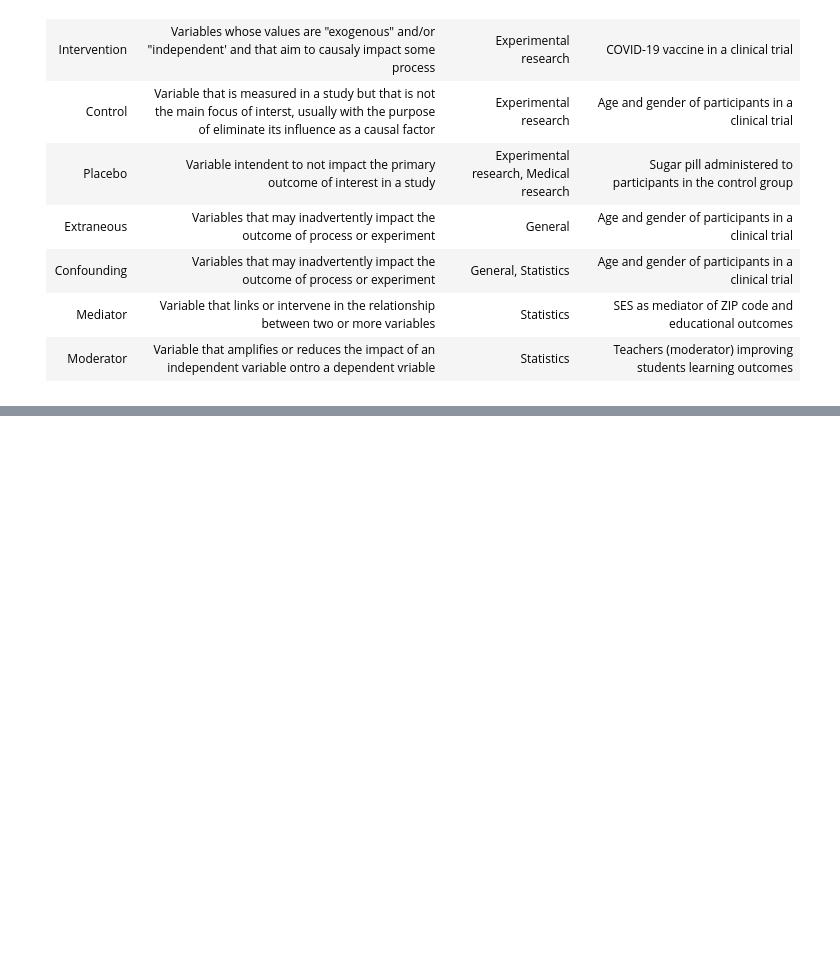
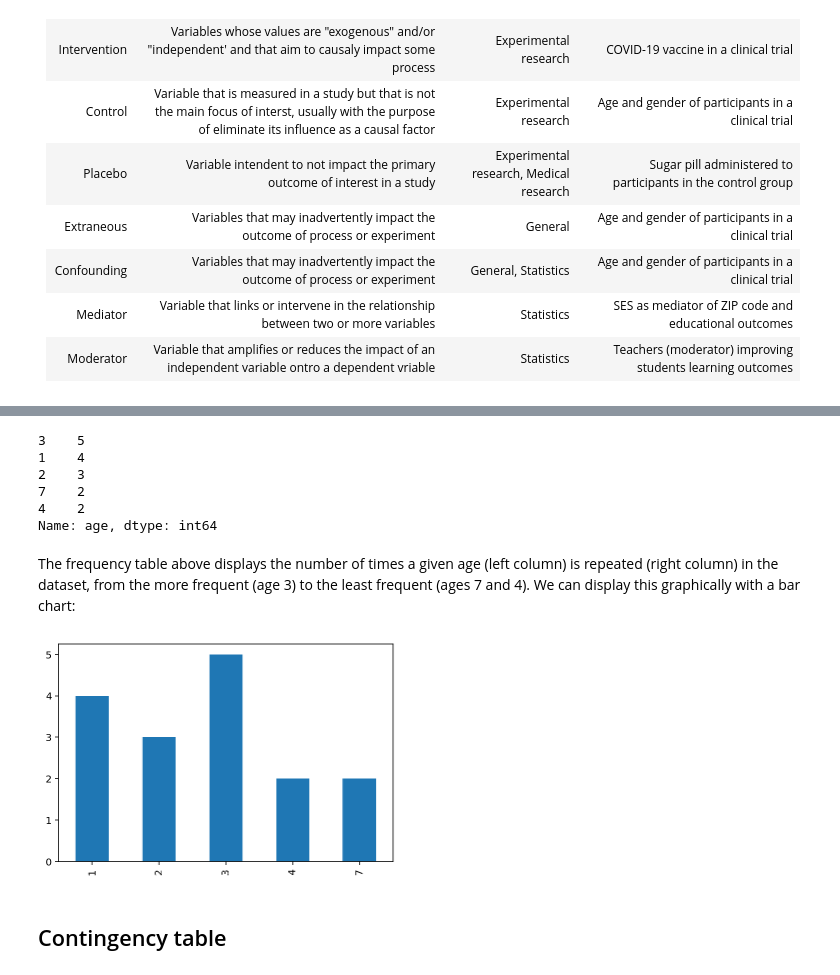
Before and after one commit to pabloinsente/data-analysis-python, a Jupyter notebook: notebooks/2-basic-concepts.ipynb, the cells around one changed output, grey strips where cells are left out. Saved outputs shown, nothing was run; the diff lists cells and outputs as text; code cells hidden in the pictures; blank space fills up the shorter version.

```diff
--- a/notebooks/2-basic-concepts.ipynb
+++ b/notebooks/2-basic-concepts.ipynb
@@ -367,0 +398,21 @@ In this section, I group and provide brief definitions of the most common ways t
+# %%
+frequencies = {'age': [1, 2, 3, 1, 2, 3, 4, 7, 2, 1, 1, 3, 4, 7, 3, 3]}
+
+freq_table = pd.DataFrame.from_dict(frequencies)
+
+freq_table['age'].value_counts()
+# %% [output]
+3    5
+1    4
+2    3
+7    2
+4    2
+Name: age, dtype: int64
+# %% [markdown]
+The frequency table above displays the number of times a given age (left column) is repeated (right column) in the dataset, from the more frequent (age 3) to the least frequent (ages 7 and 4). We can display this graphically with a bar chart:
+# %%
+freq_table['age'].value_counts(sort=False).plot.bar();
+# %% [output]
+[figure, added]
+# %% [markdown]
+## Contingency table
```
Also changed, not shown: parts of 78 cells of this notebook, 3 other files.
